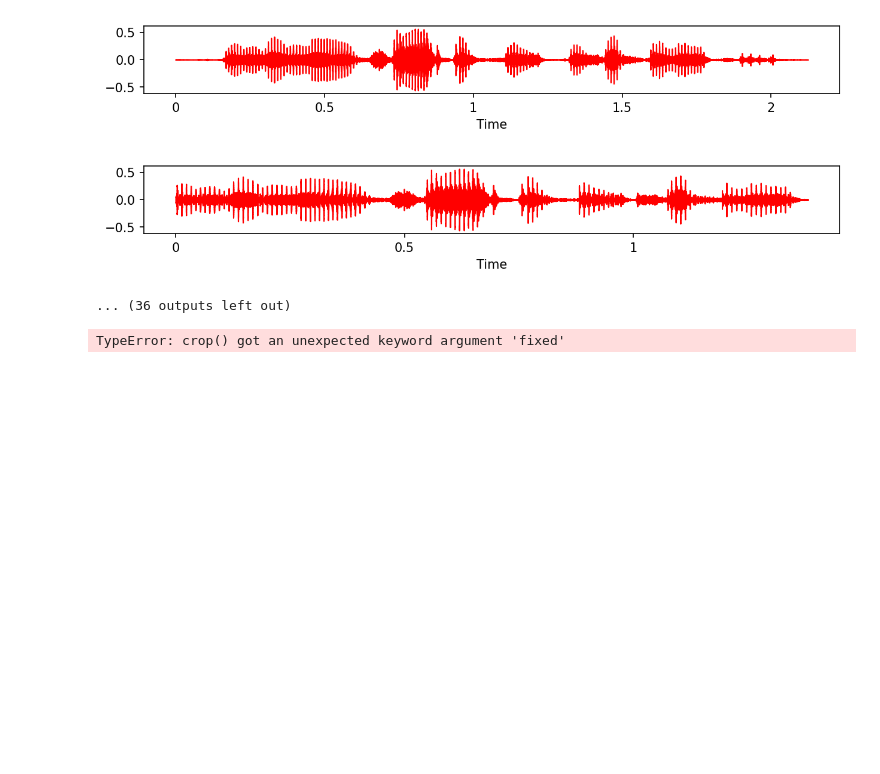
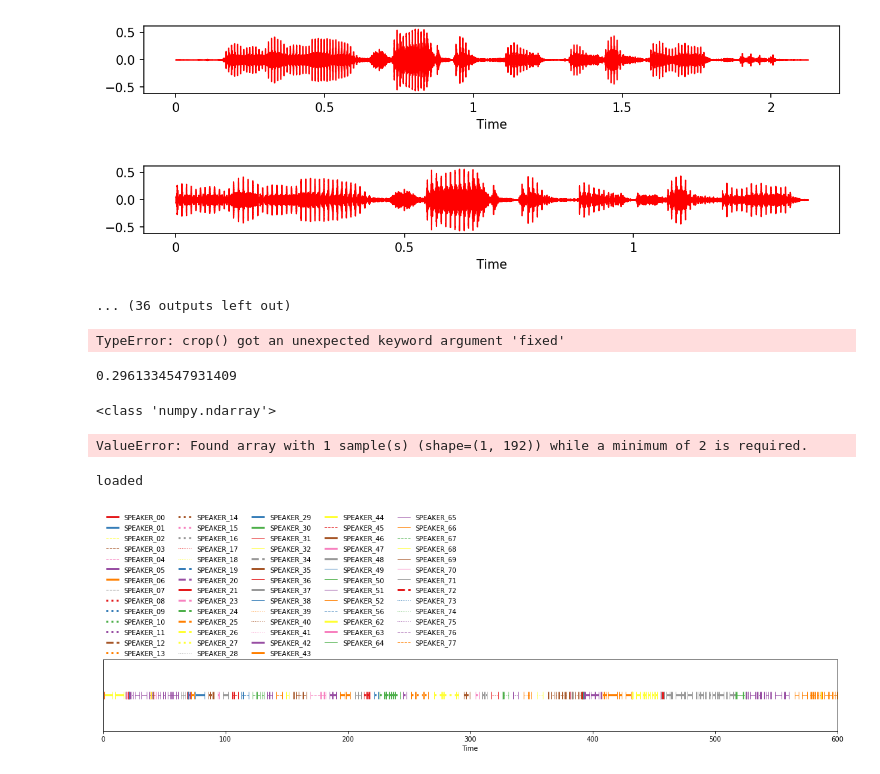
Before and after one commit to mikeadimech/ConversationTranscription, a Jupyter notebook: test.ipynb, the cells around one changed output. Cells and saved outputs as stored; diff of their text form; code cells hidden in the pictures; blank space fills up the shorter version.

```diff
--- a/test.ipynb
+++ b/test.ipynb
@@ -263,3 +263,69 @@ def visualize(features):
 next(buffer)
 # %% [output]
 TypeError: crop() got an unexpected keyword argument 'fixed'
+# %%
+
+
+path = "C:\\Users\\mikea\\OneDrive\\Documents\\University\\Third Year\\Thesis\\Code\\audio\\Stephen Hawking.wav"
+# %%
+import torch
+from pyannote.audio.pipelines.speaker_verification import PretrainedSpeakerEmbedding
+model = PretrainedSpeakerEmbedding(
+    "speechbrain/spkrec-ecapa-voxceleb",
+    device=torch.device("cuda"))
+
+from pyannote.audio import Audio
+from pyannote.core import Segment
+audio = Audio(sample_rate=16000, mono=True)
+
+# extract embedding for a speaker speaking between t=3s and t=6s
+speaker1 = Segment(19., 22.)
+waveform1, sample_rate = audio.crop(path, speaker1)
+embedding1 = model(waveform1[None])
+
+# extract embedding for a speaker speaking between t=7s and t=12s
+speaker2 = Segment(5., 10.)
+waveform2, sample_rate = audio.crop(path, speaker2)
+embedding2 = model(waveform2[None])
+
+# compare embeddings using "cosine" distance
+from scipy.spatial.distance import cdist,pdist
+distance = cdist(embedding1, embedding2, metric="cosine")[0,0]
+distance
+# %% [output]
+0.2961334547931409
+# %%
+import matplotlib.pyplot as plt
+import numpy as np
+
+from sklearn.manifold import TSNE
+
+
+X = np.vstack(embedding1)
+X = np.nan_to_num(X)
+
+# apply tSNE on embeddings
+tsne = TSNE(n_components=1, metric="cosine")
+X_2d = tsne.fit_transform(X)
+
+Y=["Test"]
+_, y_true = np.unique(Y, return_inverse=True)
+
+# plot
+fig, ax = plt.subplots()
+fig.set_figheight(5)
+fig.set_figwidth(5)
+plt.scatter(*X_2d.T, c=y_true)
+# %% [output]
+<class 'numpy.ndarray'>
+ValueError: Found array with 1 sample(s) (shape=(1, 192)) while a minimum of 2 is required.
+# %%
+from pyannote.audio import Pipeline
+pipeline = Pipeline.from_pretrained("pyannote/speaker-segmentation")
+print("loaded")
+vad_output = pipeline(path)
+
+vad_output
+# %% [output]
+loaded
+[figure, added]
```
Also changed, not shown: parts of 52 cells of this notebook, 13 other files.
